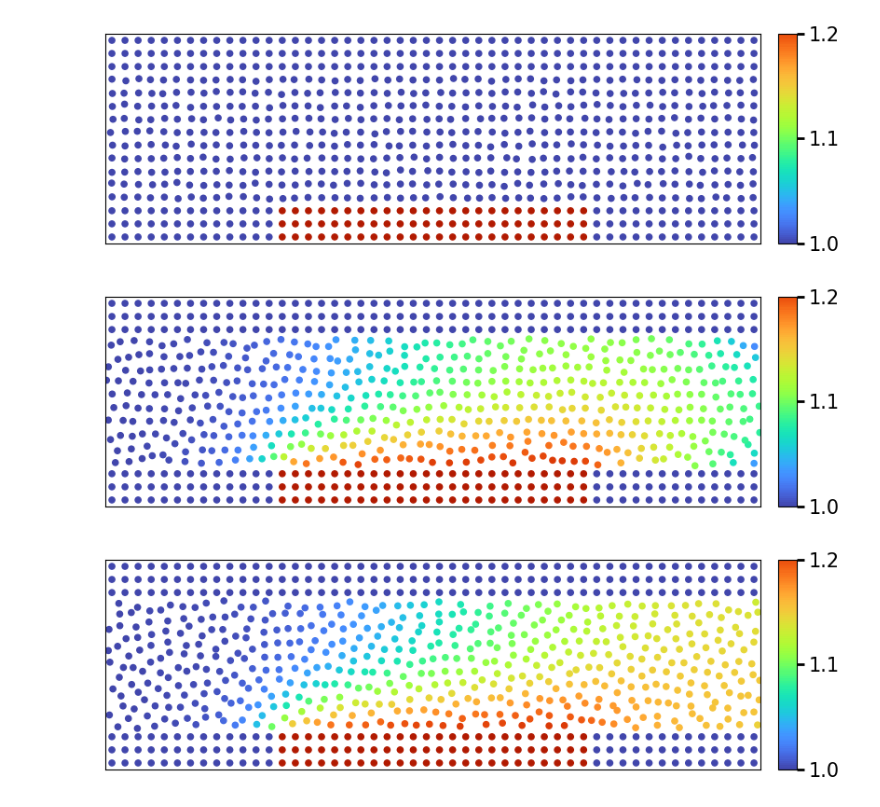
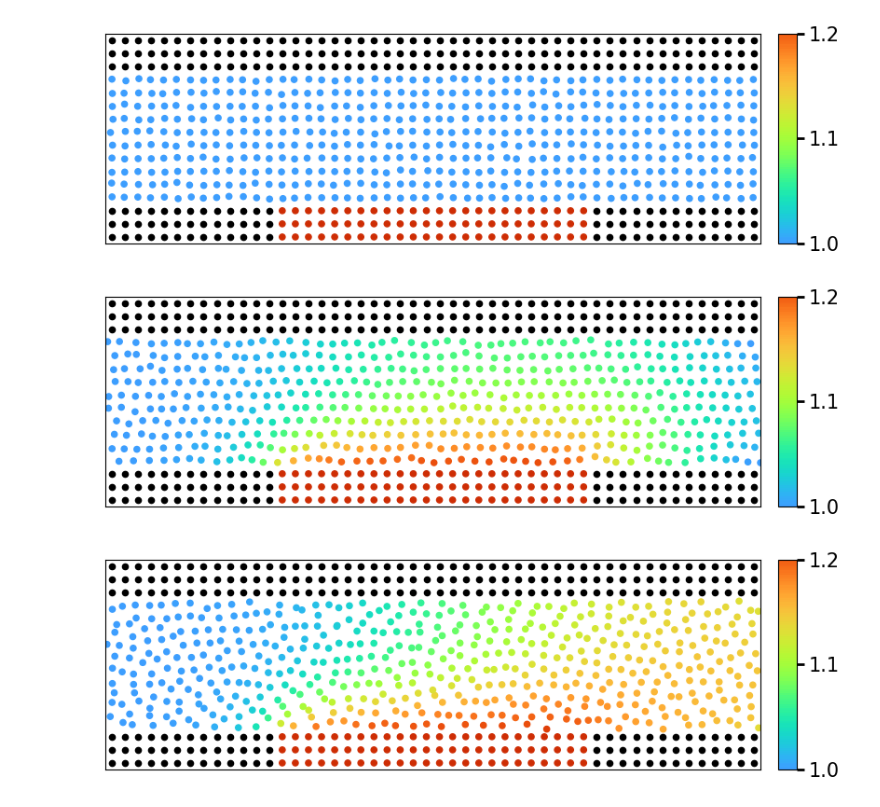
Before and after one commit to tumaer/jax-sph, a Jupyter notebook: heat_eq.ipynb, the cells around one changed output. Saved outputs shown, nothing was run; the diff lists cells and outputs as text; code cells hidden in the pictures.

```diff
--- a/heat_eq.ipynb
+++ b/heat_eq.ipynb
@@ -9,34 +8,56 @@ metadata = vars(read_args("2D_HT_SPH_123_20240209-213137/args.txt"))
 # %%
-dir_path = "2D_HT_SPH_123_20240209-213137/"
+metadata = vars(read_args(f"{dir_path}/args.txt"))
 
-for idx in [0,1650,3300]:
-    filename = dir_path + "traj_{:04d}.h5".format(idx)
-    data_dict = read_h5(filename, array_type='numpy')
-    r = data_dict['r']
-    v = data_dict['T']
-     # cmap in ["hsv","cividis", "plasma", "plasma", "cool", "rainbow", "jet", "turbo", "winter", "viridis", "coolwarm"]:
+for idx in [0, 1000, 3000]:
+    filename = f"{dir_path}/traj_{idx:04d}.h5"
+    data_dict = read_h5(filename, array_type="numpy")
+    r = data_dict["r"]
+    v = data_dict["T"]
+    tags = data_dict["tag"]
+    wall_mask = tags == 1
+    # cmap in ["hsv","cividis", "plasma", "plasma", "cool", "rainbow", "jet", "turbo", "winter", "viridis", "coolwarm"]:
     fig, ax = plt.subplots(figsize=(10, 3))
-    ax.scatter(r[:, 0], r[:, 1], vmin=0.98, vmax=1.25, c=v, cmap="turbo", s=20)
+    ax.scatter(
+        r[~wall_mask][:, 0],
+        r[~wall_mask][:, 1],
+        vmin=0.93,
+        vmax=1.27,
+        c=v[~wall_mask],
+        cmap="turbo",
+        s=20,
+    )
+    ax.scatter(r[wall_mask][:, 0], r[wall_mask][:, 1], c="black", s=20)
     ax.set_xlim(metadata["bounds"][0])
     ax.set_ylim(metadata["bounds"][1])
-    ax.set_aspect('equal')
+    ax.set_aspect("equal")
     ax.set_xticks([])
     ax.set_yticks([])
     ax.grid()
 
     # add colorbar underneath the image
     fig.tight_layout()
     fig.subplots_adjust(bottom=0.2)
     cax = fig.add_axes([0.87, 0.2, 0.02, 0.75])
 
-    cbar = fig.colorbar(ax.collections[0], cax=cax, orientation='vertical', ticks=[1.0, 1.1, 1.2], boundaries=np.linspace(1.0, 1.2, 100),values=np.linspace(1.0, 1.2, 99))
+    cbar = fig.colorbar(
+        ax.collections[0],
+        cax=cax,
+        orientation="vertical",
+        ticks=[1.0, 1.1, 1.2],
+        boundaries=np.linspace(1.0, 1.2, 100),
+        values=np.linspace(1.0, 1.2, 99),
+    )
 
-    cbar.ax.tick_params(labelsize=15, length=6, width=2, )
+    cbar.ax.tick_params(
+        labelsize=15,
+        length=6,
+        width=2,
+    )
 
-    fig.savefig(f"v_{idx}.pdf")
+    fig.savefig(f"HT_T_{idx}.pdf", bbox_inches="tight")
     plt.show()
     plt.close()
 # %% [output]
-[figure, old version]
+[figure, new version]
-[figure, old version]
+[figure, new version]
-[figure, old version]
+[figure, new version]
```
Also changed, not shown: parts of 2 cells of this notebook, 1 other file.
